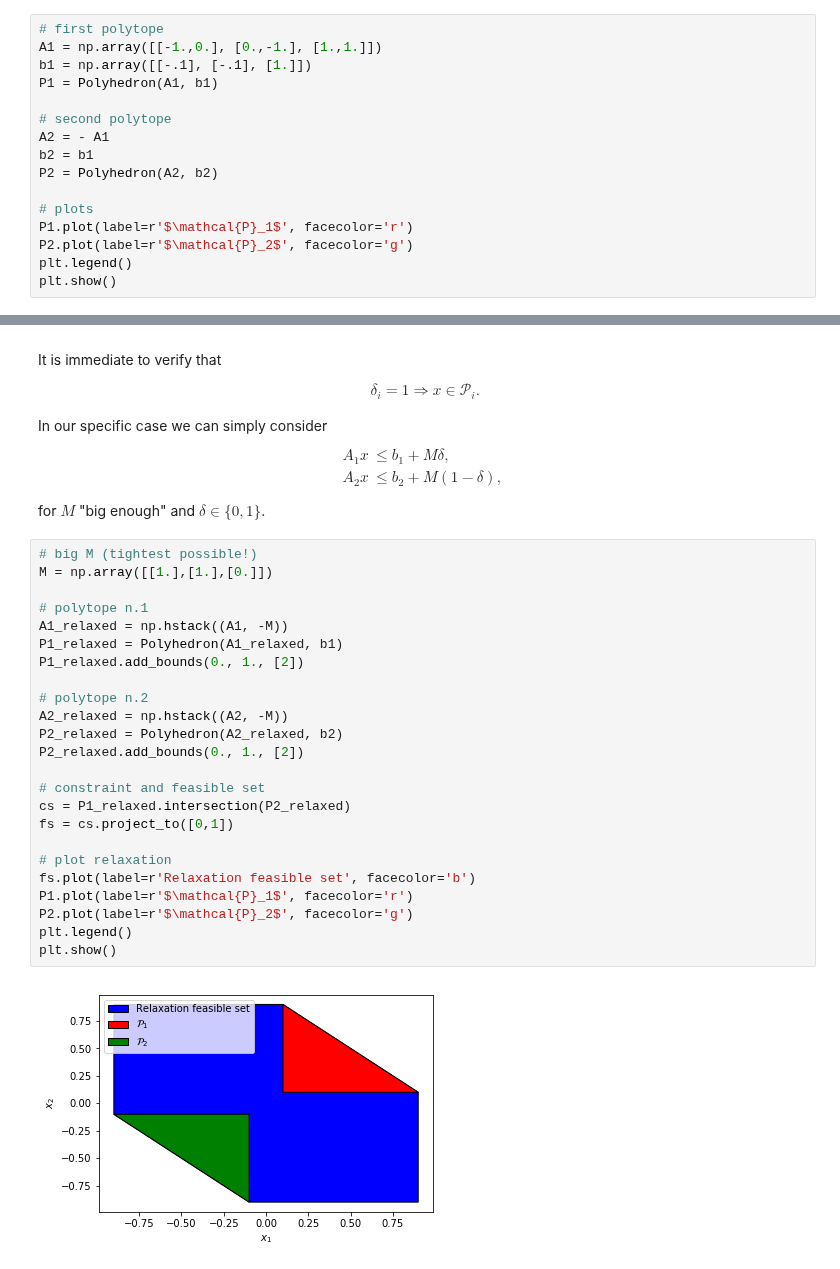
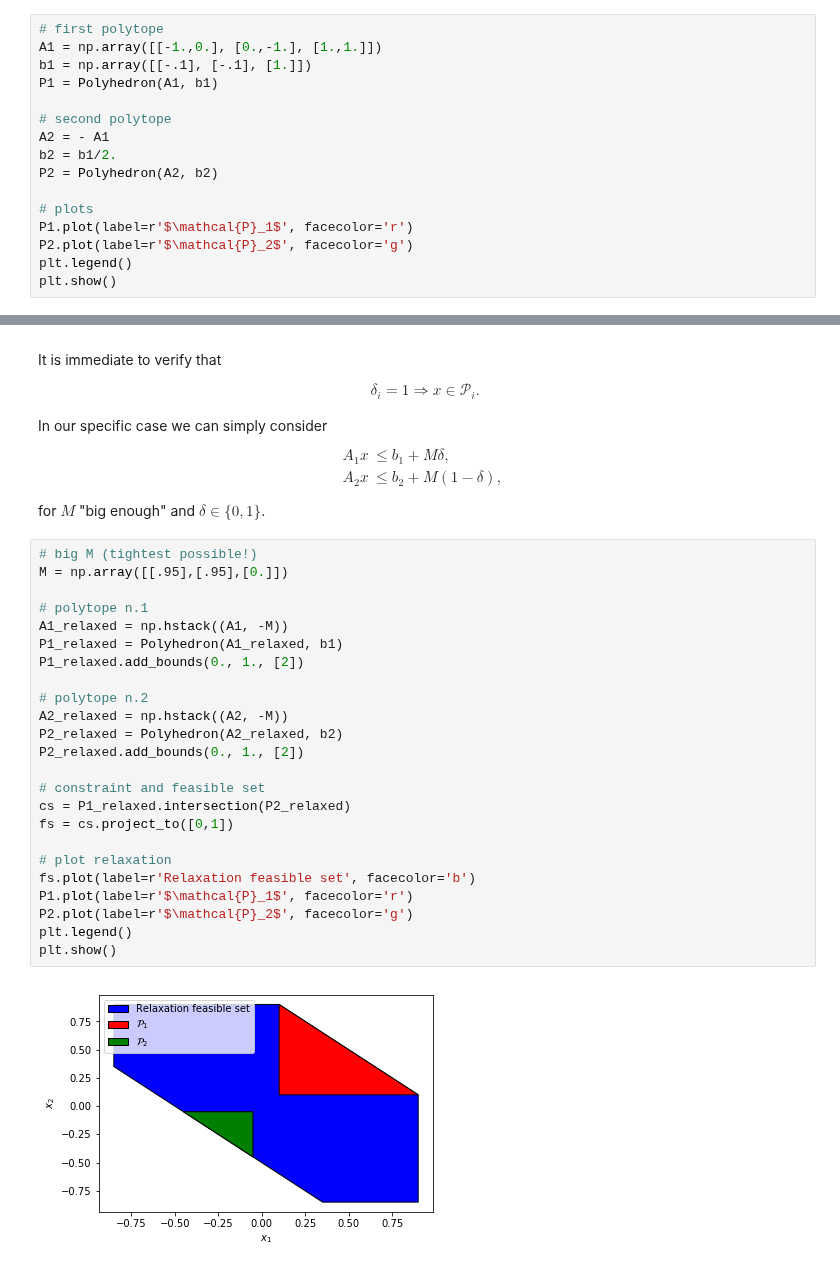
Before and after one commit to TobiaMarcucci/pympc, a Jupyter notebook: examples/disjunctive_inequalities.ipynb, the cells around one changed output, grey strips where cells are left out. Drawn from its saved outputs; the diff is of its cells as text.

```diff
--- a/examples/disjunctive_inequalities.ipynb
+++ b/examples/disjunctive_inequalities.ipynb
@@ -34,7 +34,7 @@ P1 = Polyhedron(A1, b1)
 
 # second polytope
 A2 = - A1
-b2 = b1
+b2 = b1/2.
 P2 = Polyhedron(A2, b2)
 
 # plots
@@ -66,30 +66,30 @@ A_2 x &\leq b_2 + M (1 - \delta),
 for $M$ "big enough" and $\delta \in \{ 0, 1 \}$.
 # %%
 # big M (tightest possible!)
-M = np.array([[1.],[1.],[0.]])
+M = np.array([[.95],[.95],[0.]])
 
 # polytope n.1
 A1_relaxed = np.hstack((A1, -M))
 P1_relaxed = Polyhedron(A1_relaxed, b1)
 P1_relaxed.add_bounds(0., 1., [2])
 
 # polytope n.2
 A2_relaxed = np.hstack((A2, -M))
 P2_relaxed = Polyhedron(A2_relaxed, b2)
 P2_relaxed.add_bounds(0., 1., [2])
 
 # constraint and feasible set
 cs = P1_relaxed.intersection(P2_relaxed)
 fs = cs.project_to([0,1])
 
 # plot relaxation
 fs.plot(label=r'Relaxation feasible set', facecolor='b')
 P1.plot(label=r'$\mathcal{P}_1$', facecolor='r')
 P2.plot(label=r'$\mathcal{P}_2$', facecolor='g')
 plt.legend()
 plt.show()
 # %% [output]
-[figure, old version]
+[figure, new version]
 # %% [markdown]
 ### Convex-hull method
 
```
Also changed, not shown: parts of 4 cells of this notebook.
